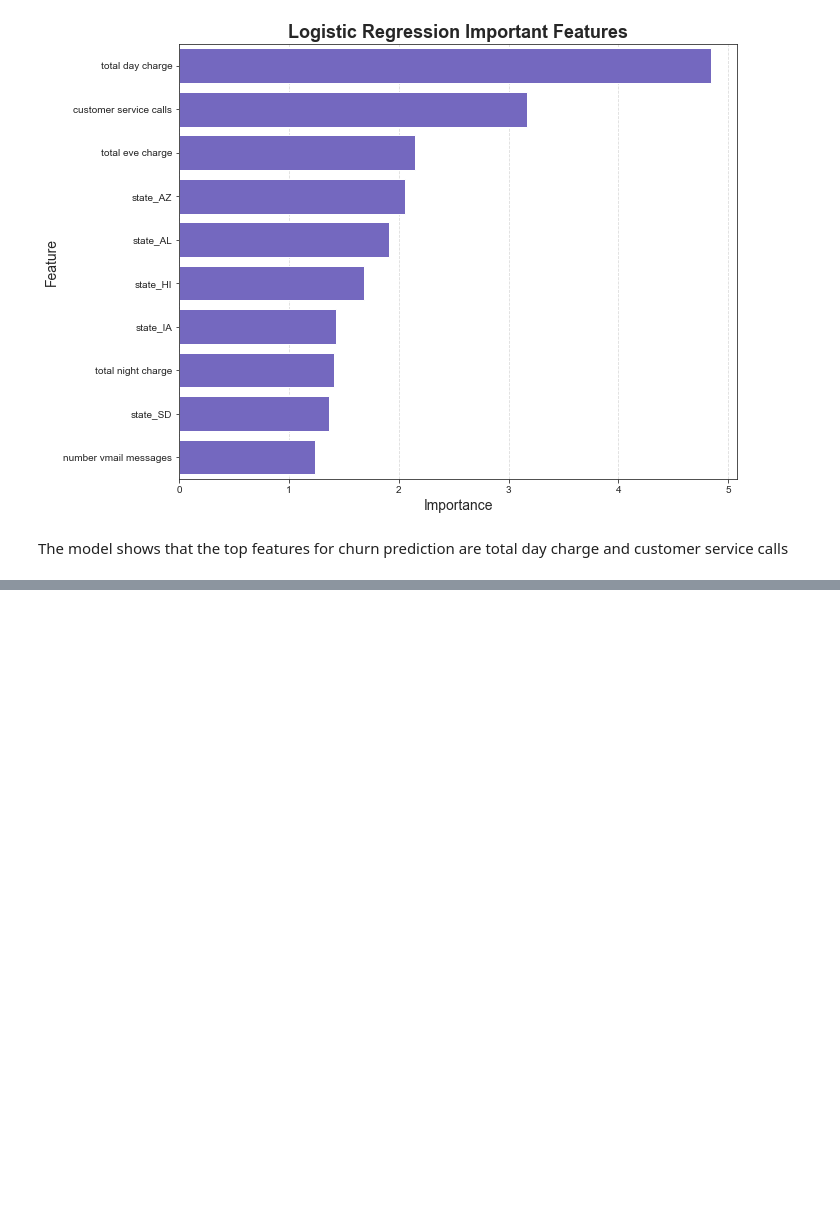
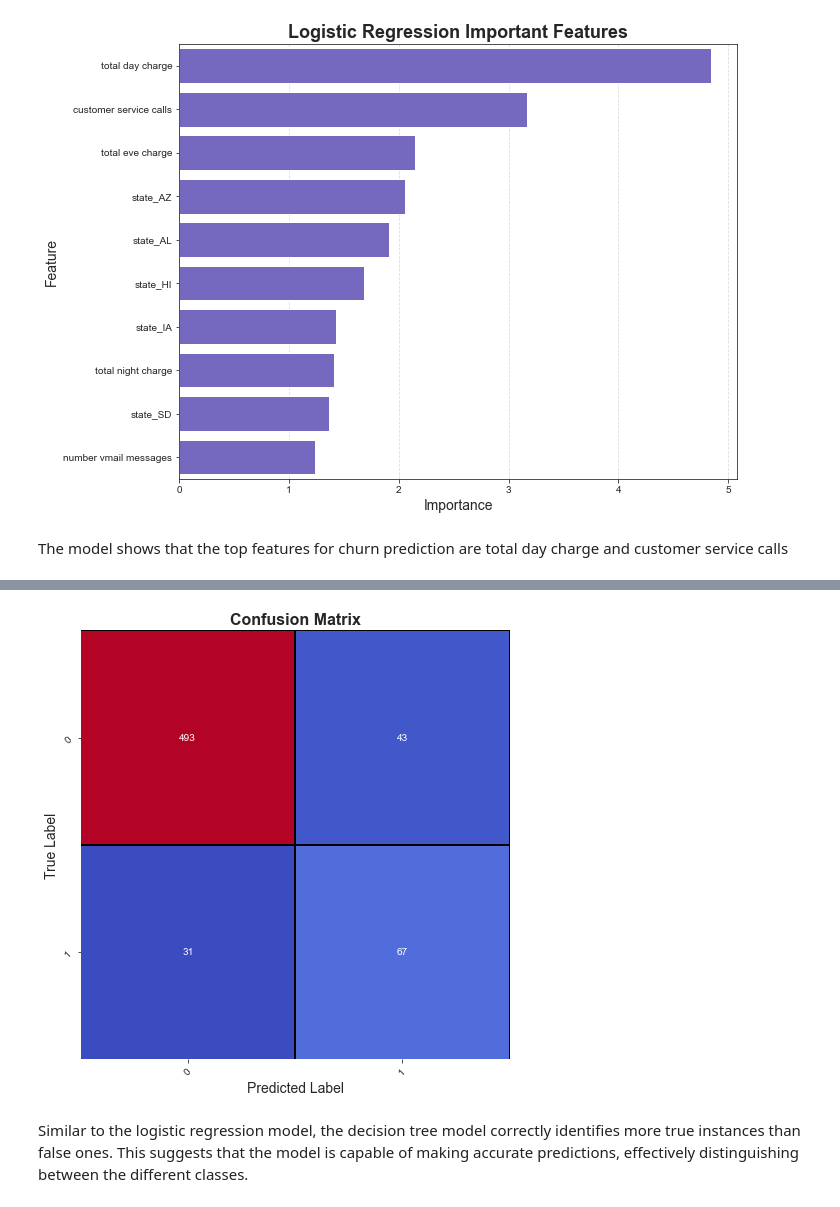
Before and after one commit to ANGI3MAINA/SyriaTel-Customer-Churn-Prediction, a Jupyter notebook: code.ipynb, the cells around one changed output, grey strips where cells are left out. Drawn from its saved outputs; the diff is of its cells as text; code cells hidden in the pictures; blank space fills up the shorter version.

Commit message:
decision trees

```diff
--- a/code.ipynb
+++ b/code.ipynb
@@ -807,0 +811,16 @@ The model shows that the top features for churn prediction are total day charge
+# %%
+# Initialize the Decision Tree classifier with a fixed random state for reproducibility
+decision_tree_model = DecisionTreeClassifier(random_state=42)
+
+# Fit the model on the resampled training data
+decision_tree_model.fit (X_train_resampled,y_train_resampled )
+
+# Predict on the test data
+y_pred_dt = decision_tree_model.predict(X_test)
+
+# Plot the confusion matrix for the Decision Tree model predictions
+plot_confusion_matrix(y_test, y_pred_dt, class_labels=[0, 1])
+# %% [output]
+[figure, added]
+# %% [markdown]
+Similar to the logistic regression model, the decision tree model correctly identifies more true instances than false ones. This suggests that the model is capable of making accurate predictions, effectively distinguishing between the different classes.
```
Also changed, not shown: parts of 5 cells of this notebook.
